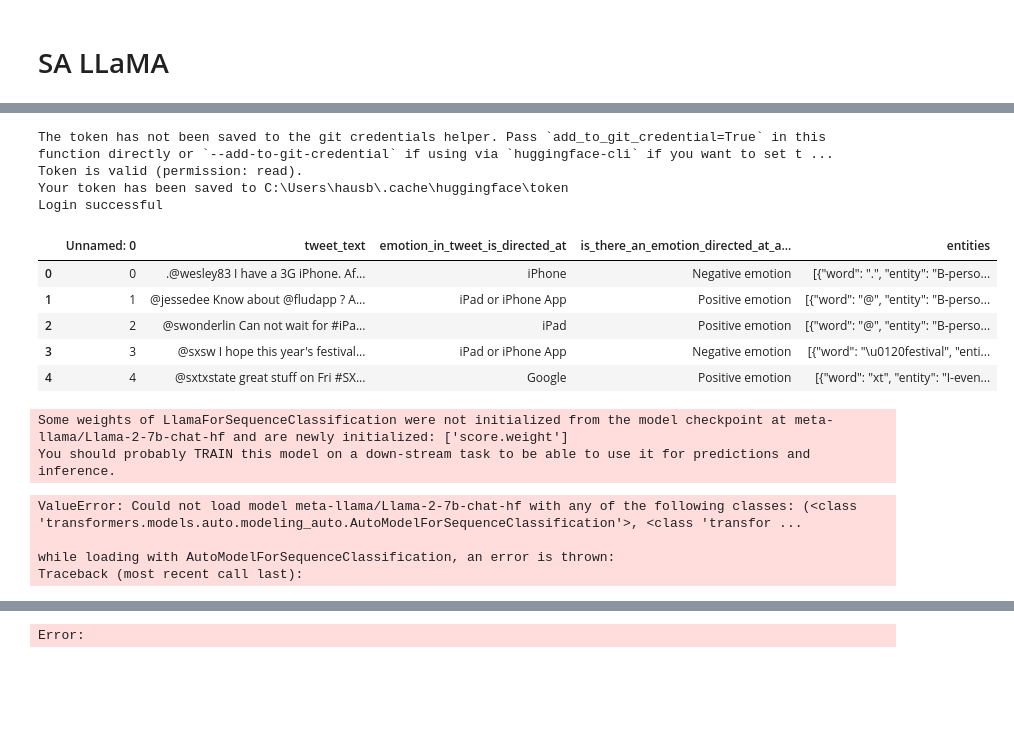
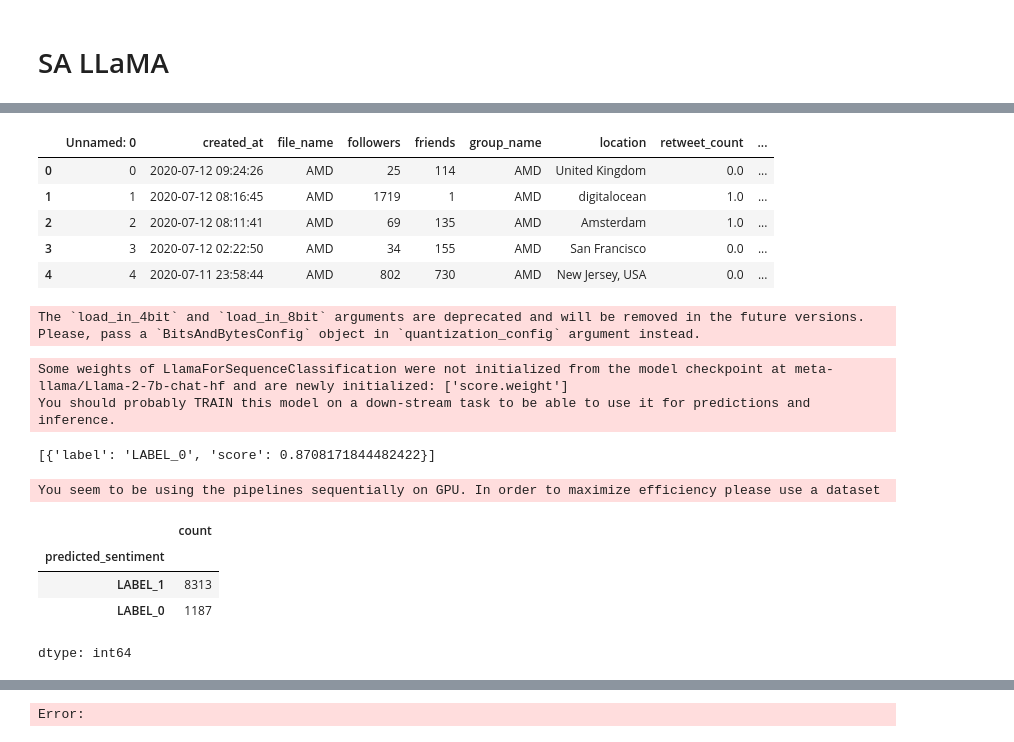
Before and after one commit to GeorgH02/thesis-code-3, a Jupyter notebook: SA LLaMA.ipynb, the cells around one changed output, grey strips where cells are left out. Cells and saved outputs as stored; diff of their text form; code cells hidden in the pictures; blank space fills up the shorter version.

Commit message:
tried BERT-version fine-tuning for NER, tested LLaMA for SA

```diff
--- a/SA LLaMA.ipynb
+++ b/SA LLaMA.ipynb
@@ -4,22 +25,17 @@
 # huggingface login necessary because llama is gated
 # token should be invalidated and refreshed after every git commit
 from huggingface_hub import login
-login(token="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")
+login(token="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")
-# %% [output]
-The token has not been saved to the git credentials helper. Pass `add_to_git_credential=True` in this function directly or `--add-to-git-credential` if using via `huggingface-cli` if you want to set t ...
-Token is valid (permission: read).
-Your token has been saved to C:\Users\hausb\.cache\huggingface\token
-Login successful
 # %%
 import pandas as pd
-df_brd_sa = pd.read_csv("./data after NER.csv")
+df_tweets_bigtech_10k_sample = pd.read_csv("./tweets_bigtech_10ksample.csv")
 
-df_brd_sa.head()
+df_tweets_bigtech_10k_sample.head()
 # %% [output]
-|  | Unnamed: 0 | tweet_text | emotion_in_tweet_is_directed_at | is_there_an_emotion_directed_at_a... | entities |
-| 0 | 0 | .@wesley83 I have a 3G iPhone. Af... | iPhone | Negative emotion | [{"word": ".", "entity": "B-perso... |
-| 1 | 1 | @jessedee Know about @fludapp ? A... | iPad or iPhone App | Positive emotion | [{"word": "@", "entity": "B-perso... |
-| 2 | 2 | @swonderlin Can not wait for #iPa... | iPad | Positive emotion | [{"word": "@", "entity": "B-perso... |
-| 3 | 3 | @sxsw I hope this year's festival... | iPad or iPhone App | Negative emotion | [{"word": "\u0120festival", "enti... |
-| 4 | 4 | @sxtxstate great stuff on Fri #SX... | Google | Positive emotion | [{"word": "xt", "entity": "I-even... |
+|  | Unnamed: 0 | created_at | file_name | followers | friends | group_name | location | retweet_count | ... |
+| 0 | 0 | 2020-07-12 09:24:26 | AMD | 25 | 114 | AMD | United Kingdom | 0.0 | ... |
+| 1 | 1 | 2020-07-12 08:16:45 | AMD | 1719 | 1 | AMD | digitalocean | 1.0 | ... |
+| 2 | 2 | 2020-07-12 08:11:41 | AMD | 69 | 135 | AMD | Amsterdam | 1.0 | ... |
+| 3 | 3 | 2020-07-12 02:22:50 | AMD | 34 | 155 | AMD | San Francisco | 0.0 | ... |
+| 4 | 4 | 2020-07-11 23:58:44 | AMD | 802 | 730 | AMD | New Jersey, USA | 0.0 | ... |
 # %%
@@ -27,20 +43,43 @@ df_brd_sa.dropna(inplace=True)
 # %%
-from transformers import AutoTokenizer
 import torch
+import transformers
+from transformers import AutoTokenizer, AutoModelForSequenceClassification, pipeline
 
-model = "meta-llama/Llama-2-7b-chat-hf"
+model_name = "meta-llama/Llama-2-7b-chat-hf"
 
-tokenizer = AutoTokenizer.from_pretrained(model)
+model = AutoModelForSequenceClassification.from_pretrained(
+    model_name,
+    load_in_8bit=True,
+    torch_dtype=torch.float16,
+    device_map="auto",
+    llm_int8_enable_fp32_cpu_offload=True
+)
+
+tokenizer = AutoTokenizer.from_pretrained(model_name)
 pipeline = transformers.pipeline(
     "sentiment-analysis",
     model=model,
+    tokenizer=tokenizer,
     torch_dtype=torch.float16,
     device_map="auto",
 )
 # %% [output]
-Some weights of LlamaForSequenceClassification were not initialized from the model checkpoint at meta-llama/Llama-2-7b-chat-hf and are newly initialized: ['score.weight']
-You should probably TRAIN this model on a down-stream task to be able to use it for predictions and inference.
+The `load_in_4bit` and `load_in_8bit` arguments are deprecated and will be removed in the future versions. Please, pass a `BitsAndBytesConfig` object in `quantization_config` argument instead.
-ValueError: Could not load model meta-llama/Llama-2-7b-chat-hf with any of the following classes: (<class 'transformers.models.auto.modeling_auto.AutoModelForSequenceClassification'>, <class 'transfor ...
-
-while loading with AutoModelForSequenceClassification, an error is thrown:
-Traceback (most recent call last):
+Some weights of LlamaForSequenceClassification were not initialized from the model checkpoint at meta-llama/Llama-2-7b-chat-hf and are newly initialized: ['score.weight']
+You should probably TRAIN this model on a down-stream task to be able to use it for predictions and inference.
+# %%
+pipeline("The new Iphone is not good.")
+# %% [output]
+[{'label': 'LABEL_0', 'score': 0.8708171844482422}]
+# %%
+df_tweets_bigtech_10k_sample["predicted_sentiment"] = df_tweets_bigtech_10k_sample["text"].apply(lambda x: pipeline(x)[0]["label"])
+# %% [output]
+You seem to be using the pipelines sequentially on GPU. In order to maximize efficiency please use a dataset
+# %%
+df_tweets_bigtech_10k_sample["predicted_sentiment"].value_counts()
+# %% [output]
+|  | count |
+| predicted_sentiment |  |
+| LABEL_1 | 8313 |
+| LABEL_0 | 1187 |
+dtype: int64
```
Also changed, not shown: parts of 10 cells of this notebook, 3 other files.
